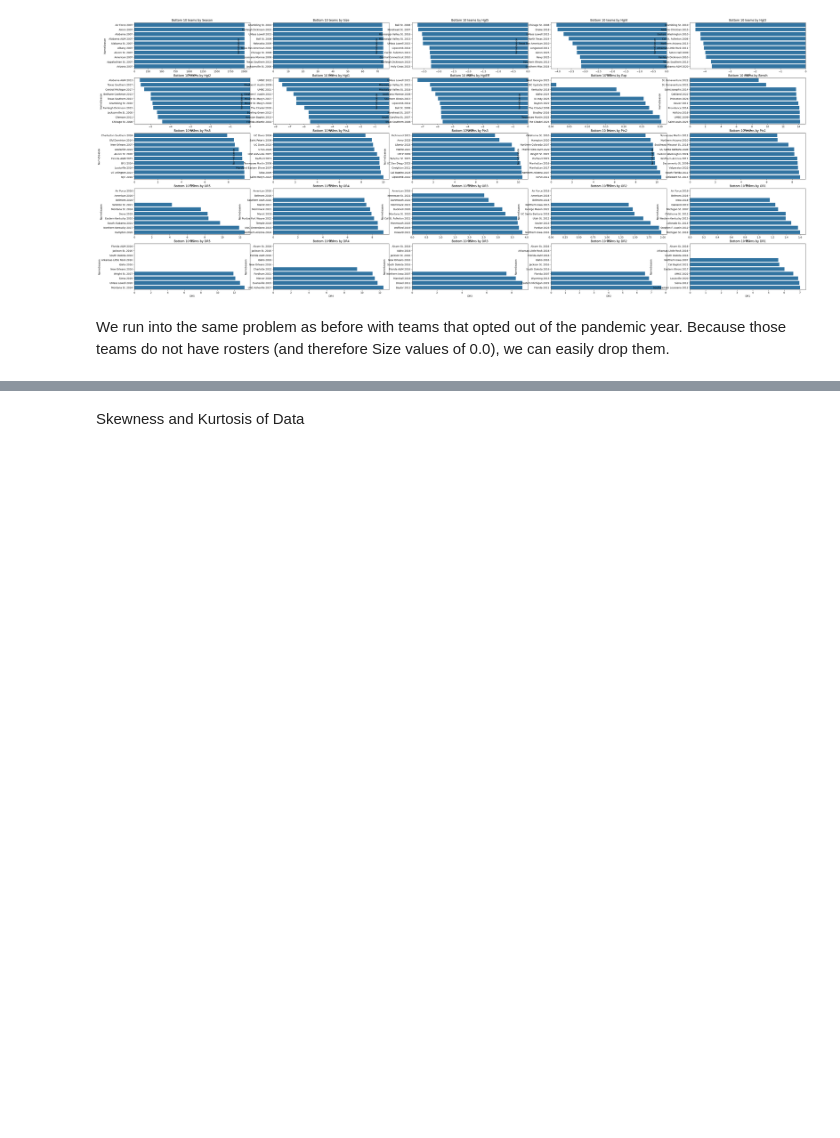
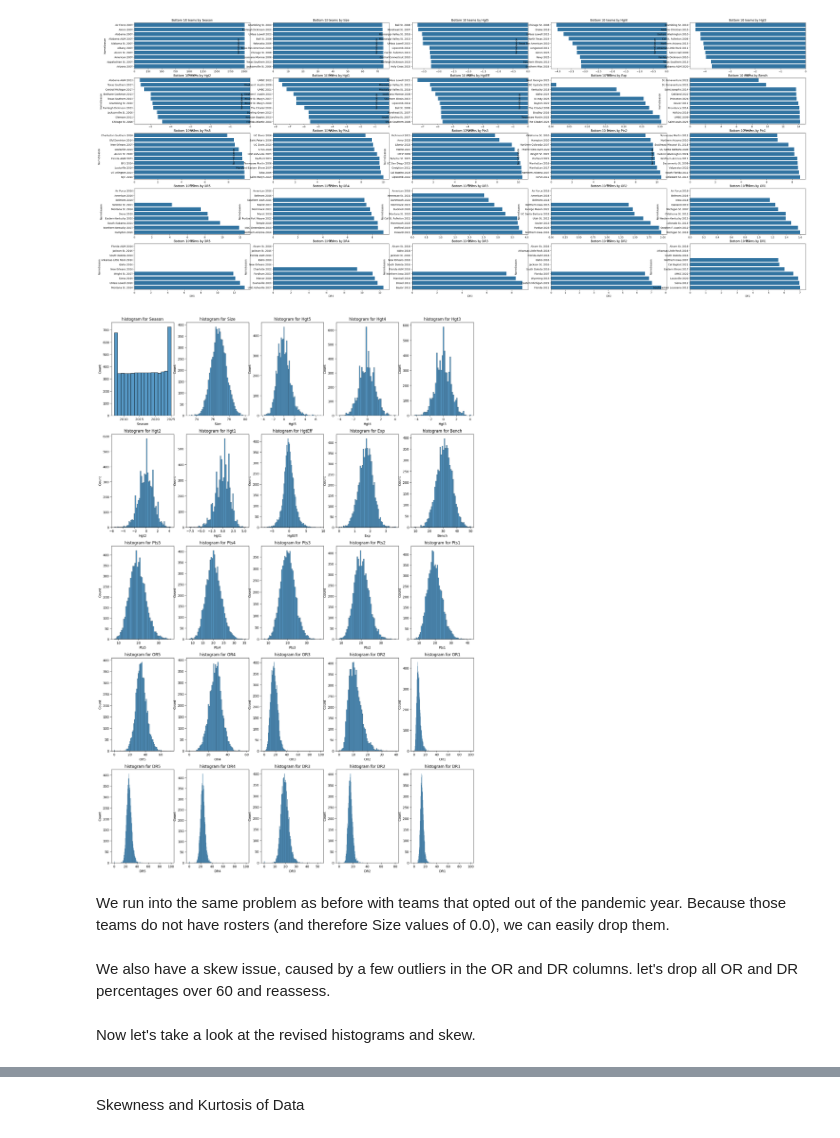
Before and after one commit to maddog19527/KenPom_Datasets, a Jupyter notebook: demographics/demographics_eda.ipynb, the cells around one changed output, grey strips where cells are left out. Cells and saved outputs as stored; diff of their text form; code cells hidden in the pictures; blank space fills up the shorter version.

```diff
--- a/demographics/demographics_eda.ipynb
+++ b/demographics/demographics_eda.ipynb
@@ -88,4 +72,3 @@ dtypes: float64(24), int64(2), object(1)
 memory usage: 1.4+ MB
 # %%
 demofinal=demofinal[demofinal['Size'] !=0]
-demofinal.drop(columns=['Unnamed: 0'], inplace=True, axis=1)
@@ -131,8 +134,20 @@ for i, col in enumerate(numerical.columns):
 plt.show()
 # %% [output]
 [figure]
+# %%
+fig, ax=plt.subplots(nrows=5, ncols=5, figsize=(20,30))
+ax=ax.flatten()
+for i,col in enumerate(numerical.columns):
+    sns.histplot(numerical[col], ax=ax[i])
+    ax[i].set_title(f'histogram for {col}')
+
+plt.show()
+# %% [output]
+[figure, added]
 # %% [markdown]
 We run into the same problem as before with teams that opted out of the pandemic year.
 Because those teams do not have rosters (and therefore Size values of 0.0), we can easily drop them.
 # %%
 demofinal=demofinal[demofinal['Size'] > 0.0]
+# %% [markdown]
+We also have a skew issue, caused by a few outliers in the OR and DR columns. let's drop all OR and DR percentages over 60 and reassess.
@@ -138,0 +159,2 @@ demofinal=demofinal[demofinal['Size'] > 0.0]
+# %% [markdown]
+Now let's take a look at the revised histograms and skew.
```
Also changed, not shown: parts of 13 cells of this notebook, 5 other files.
